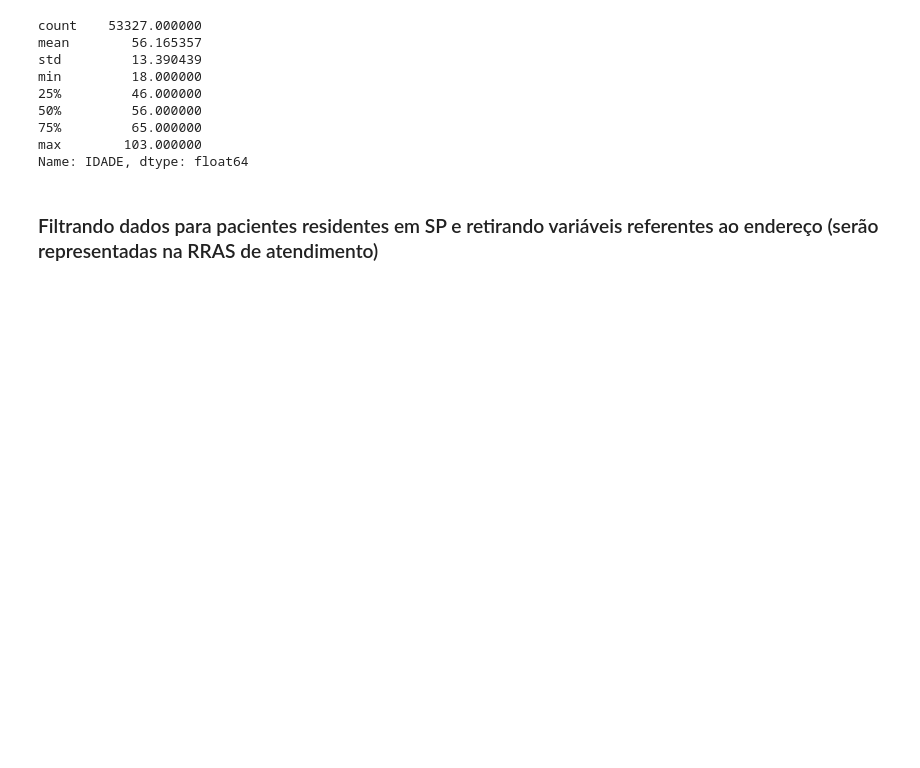
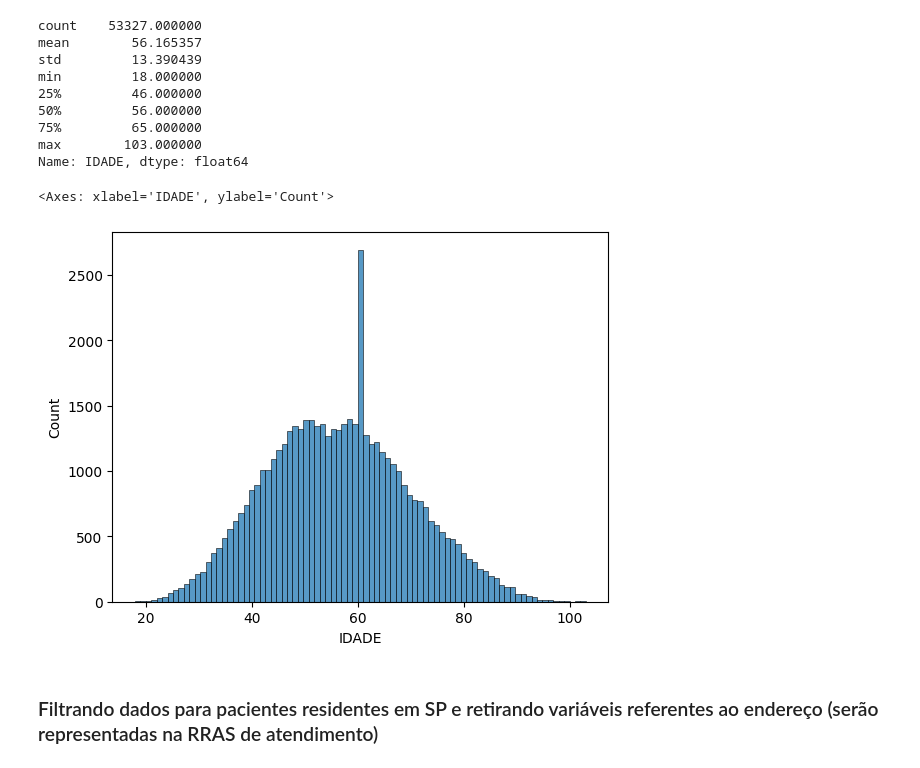
Before and after one commit to ailafelixa/ML-Model-Breast-Cancer-Recurrence, a Jupyter notebook: Breast_Cancer_Recurrence_Model.ipynb, the cells around one changed output. Saved outputs shown, nothing was run; the diff lists cells and outputs as text; code cells hidden in the pictures; blank space fills up the shorter version.

```diff
--- a/Breast_Cancer_Recurrence_Model.ipynb
+++ b/Breast_Cancer_Recurrence_Model.ipynb
@@ -1263,6 +1246,11 @@ min         18.000000
 75%         65.000000
 max        103.000000
 Name: IDADE, dtype: float64
+# %%
+sns.histplot(x=df['IDADE'])
+# %% [output]
+<Axes: xlabel='IDADE', ylabel='Count'>
+[figure, added]
 # %%
 infant_columns = ['CICI', 'CICIGRUP', 'CICISUBGRU']
 # %%
```
Also changed, not shown: parts of 13 cells of this notebook.
